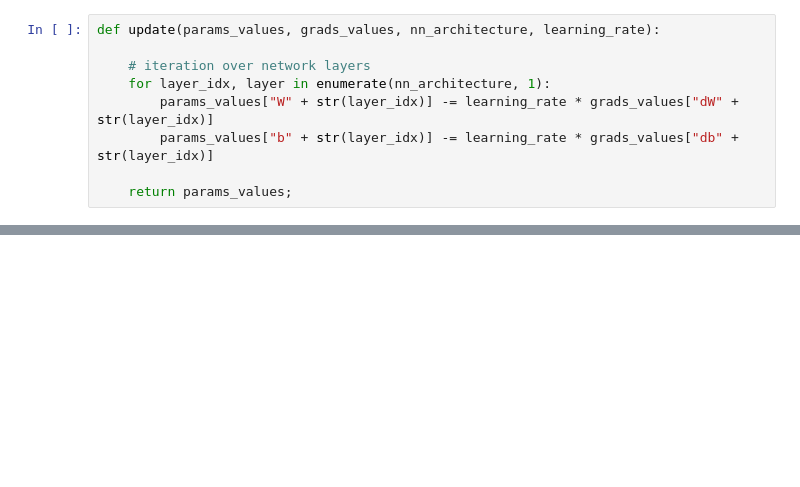
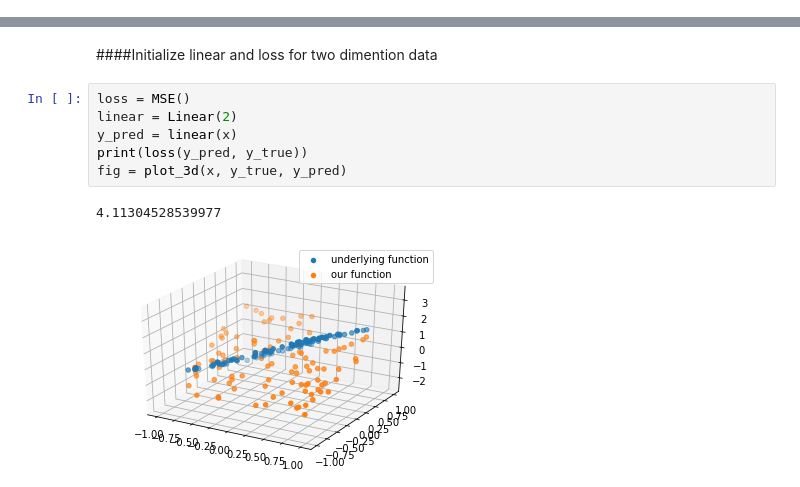
Before and after one commit to YuxingW/deep_learning, a Jupyter notebook: hw3/numpy_nn.ipynb, the cells around one changed output, grey strips where cells are left out. Saved outputs shown, nothing was run; the diff lists cells and outputs as text; blank space fills up the shorter version.

```diff
--- a/hw3/numpy_nn.ipynb
+++ b/hw3/numpy_nn.ipynb
@@ -169,9 +0,0 @@ def full_backward_propagation(Y_hat, Y, memory, params_values, nn_architecture):
-# %%
-def update(params_values, grads_values, nn_architecture, learning_rate):
-
-    # iteration over network layers
-    for layer_idx, layer in enumerate(nn_architecture, 1):
-        params_values["W" + str(layer_idx)] -= learning_rate * grads_values["dW" + str(layer_idx)]
-        params_values["b" + str(layer_idx)] -= learning_rate * grads_values["db" + str(layer_idx)]
-
-    return params_values;
@@ -308,0 +89,11 @@ array([[nan, nan, nan, nan, nan, nan, nan, nan, nan, nan, nan, nan, nan,
+# %% [markdown]
+####Initialize linear and loss for two dimention data
+# %%
+loss = MSE()
+linear = Linear(2)
+y_pred = linear(x)
+print(loss(y_pred, y_true))
+fig = plot_3d(x, y_true, y_pred)
+# %% [output]
+4.11304528539977
+[figure, added]
```
Also changed, not shown: parts of 39 cells of this notebook.
